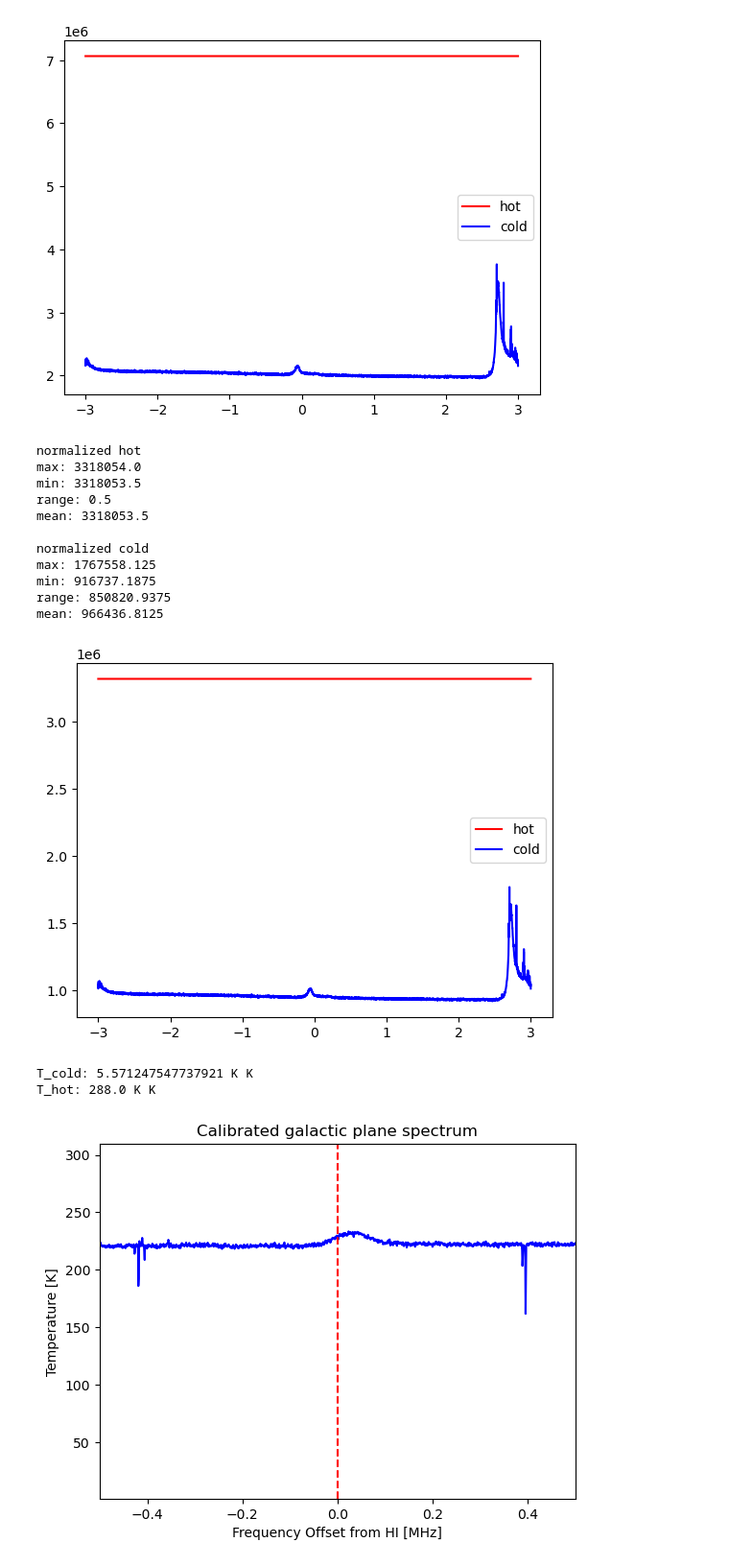
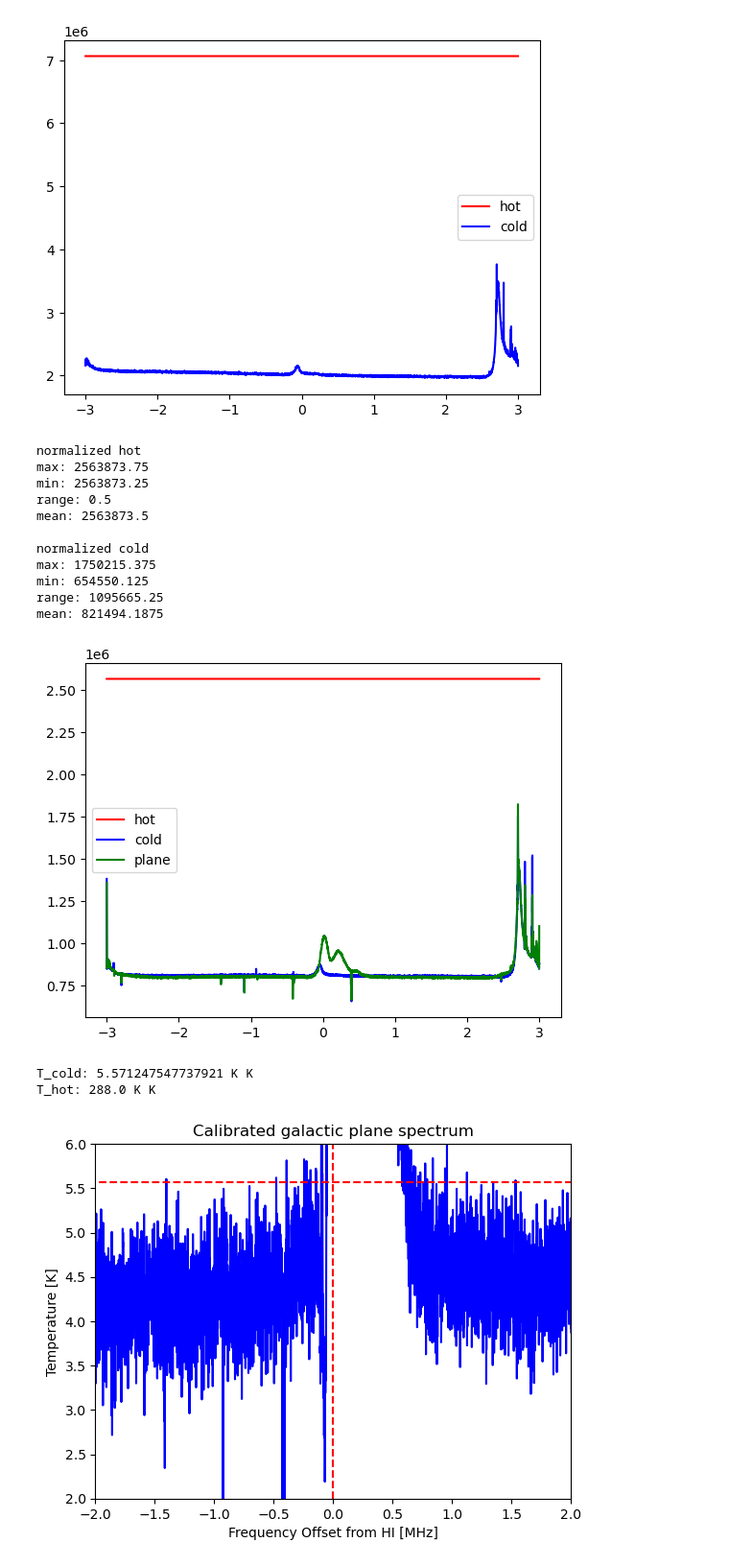
Before and after one commit to GauravSK2001/NBI-SRT-Astro, a Jupyter notebook: calibration/calibration_test_notebook.ipynb, the cells around one changed output. Shown at 96% size. Cells and saved outputs as stored; diff of their text form; code cells hidden in the pictures.

```diff
--- a/calibration/calibration_test_notebook.ipynb
+++ b/calibration/calibration_test_notebook.ipynb
@@ -132,60 +158,62 @@ plt.show()
 # %%
 hot_mean_shape_norm = flat_field(hot, mean_shape_normalization)
 cold_mean_shape_norm = flat_field(cold, mean_shape_normalization)
-measure_mean_shape_norm = flat_field(measure, mean_shape_normalization)
+measure_mean_shape_norm = flat_field(plane, mean_shape_normalization)
 
 print(f"normalized hot\nmax: {np.max(hot_mean_shape_norm)}\nmin: {np.min(hot_mean_shape_norm)}\nrange: {np.max(hot_mean_shape_norm) - np.min(hot_mean_shape_norm)}\nmean: {np.mean(hot_mean_shape_norm)}")
 print(f"\nnormalized cold\nmax: {np.max(cold_mean_shape_norm)}\nmin: {np.min(cold_mean_shape_norm)}\nrange: {np.max(cold_mean_shape_norm) - np.min(cold_mean_shape_norm)}\nmean: {np.mean(cold_mean_shape_norm)}")
 # %% [output]
 normalized hot
-max: 3318054.0
-min: 3318053.5
+max: 2563873.75
+min: 2563873.25
 range: 0.5
-mean: 3318053.5
+mean: 2563873.5
 
 normalized cold
-max: 1767558.125
-min: 916737.1875
-range: 850820.9375
-mean: 966436.8125
+max: 1750215.375
+min: 654550.125
+range: 1095665.25
+mean: 821494.1875
 # %%
 plt.plot(freq, hot_mean_shape_norm, "r-", label="hot")
 plt.plot(freq, cold_mean_shape_norm, "b-", label="cold")
+plt.plot(freq, measure_mean_shape_norm, "g-", label="plane")
 
 plt.legend()
 
 plt.show()
 # %% [output]
-[figure, old version]
+[figure, new version]
 # %%
 calibrate = Calibration(300, air_temperature=13+273)
 
 cold_temp = calibrate.cold_temperature(30)
 hot_temp = calibrate.hot_temperature(15+273)
 
 print(f"T_cold: {cold_temp} K")
 print(f"T_hot: {hot_temp} K")
 
 y_factor = calibrate.Y_factor(10**hot, 10**cold)
 
 tsys = calibrate.Tsys(10**hot, 10**cold)
 
-tcal = calibrate.Tcal(10**sun, 10**hot, 10**cold)
+tcal = calibrate.Tcal(10**plane, 10**hot, 10**cold)
 
 
 plt.title("Calibrated galactic plane spectrum")
 
 plt.plot(freq, tcal, "b-")
-plt.axvline(0, color="r", linestyle="--")
+plt.axvline(0,  color="r", linestyle="--")
+plt.axhline(cold_temp.value, -2, 2, color="r", linestyle="--")
 
 plt.xlabel("Frequency Offset from HI [MHz]")
 plt.ylabel("Temperature [K]")
 
-plt.xlim(-0.5, 1/2)
-#plt.ylim(-20, 60)
+plt.xlim(-2, 2)
+plt.ylim(2, 6)
 
 plt.show()
 # %% [output]
 T_cold: 5.571247547737921 K K
 T_hot: 288.0 K K
-[figure, old version]
+[figure, new version]
```
Also changed, not shown: parts of 5 cells of this notebook, 2 other files.
